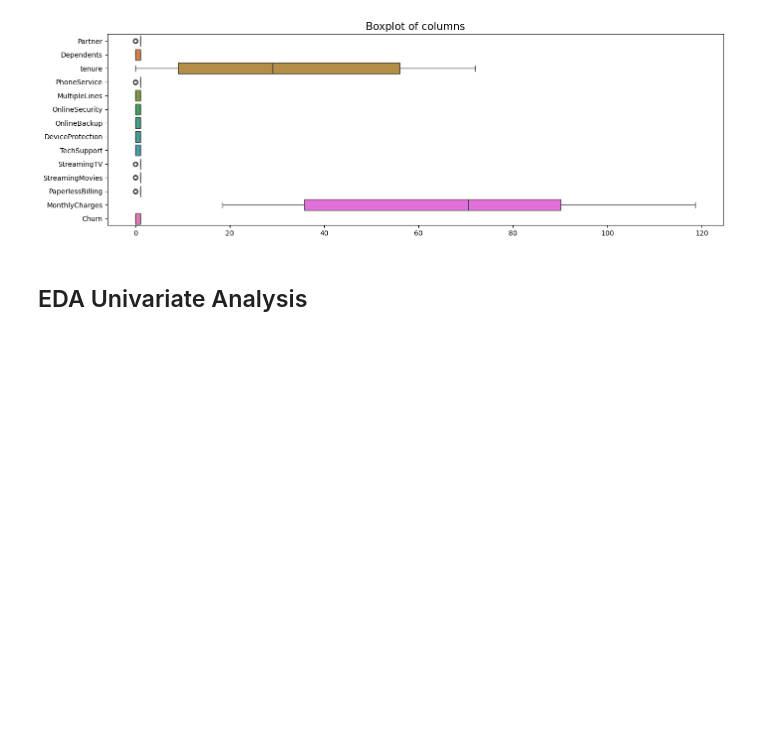
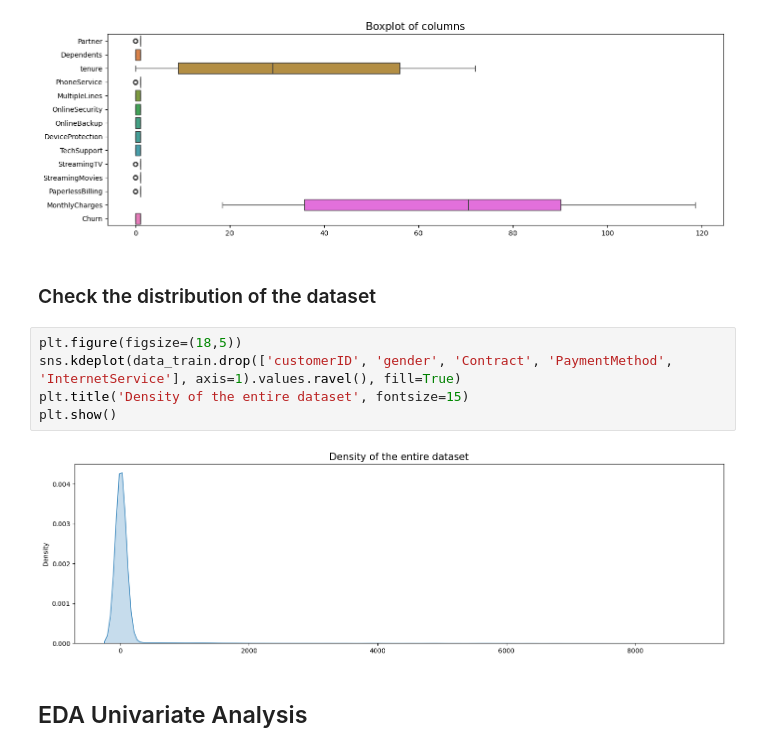
Before and after one commit to Marlon-were/Customer_Churn_Analysis, a Jupyter notebook: churn.ipynb, the cells around one changed output. Cells and saved outputs as stored; diff of their text form; blank space fills up the shorter version.

Commit message:
modified the churn notebook and added data preparation together with the modelling section

```diff
--- a/churn.ipynb
+++ b/churn.ipynb
@@ -488,6 +500,15 @@ plt.title('Boxplot of columns', fontsize=15)
 plt.show()
 # %% [output]
 [figure]
+# %% [markdown]
+### Check the distribution of the dataset
+# %%
+plt.figure(figsize=(18,5))
+sns.kdeplot(data_train.drop(['customerID', 'gender', 'Contract', 'PaymentMethod', 'InternetService'], axis=1).values.ravel(), fill=True)
+plt.title('Density of the entire dataset', fontsize=15)
+plt.show()
+# %% [output]
+[figure, added]
 # %% [markdown]
 ## EDA Univariate Analysis
 # %%
```
Also changed, not shown: parts of 23 cells of this notebook.
